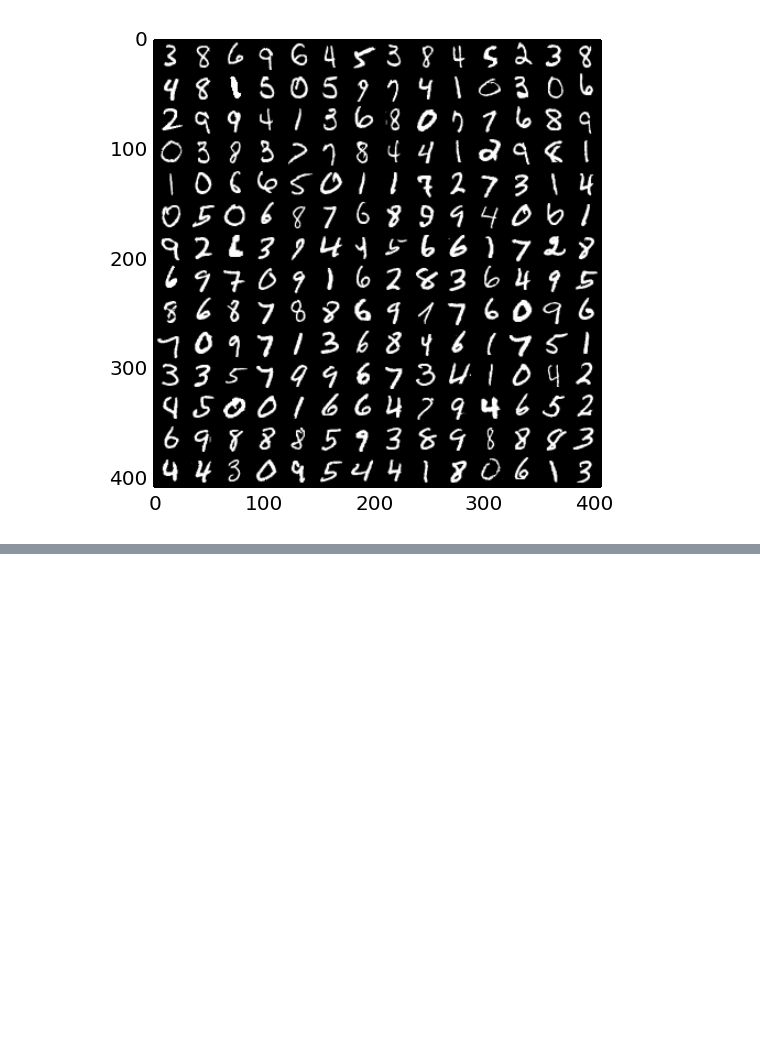
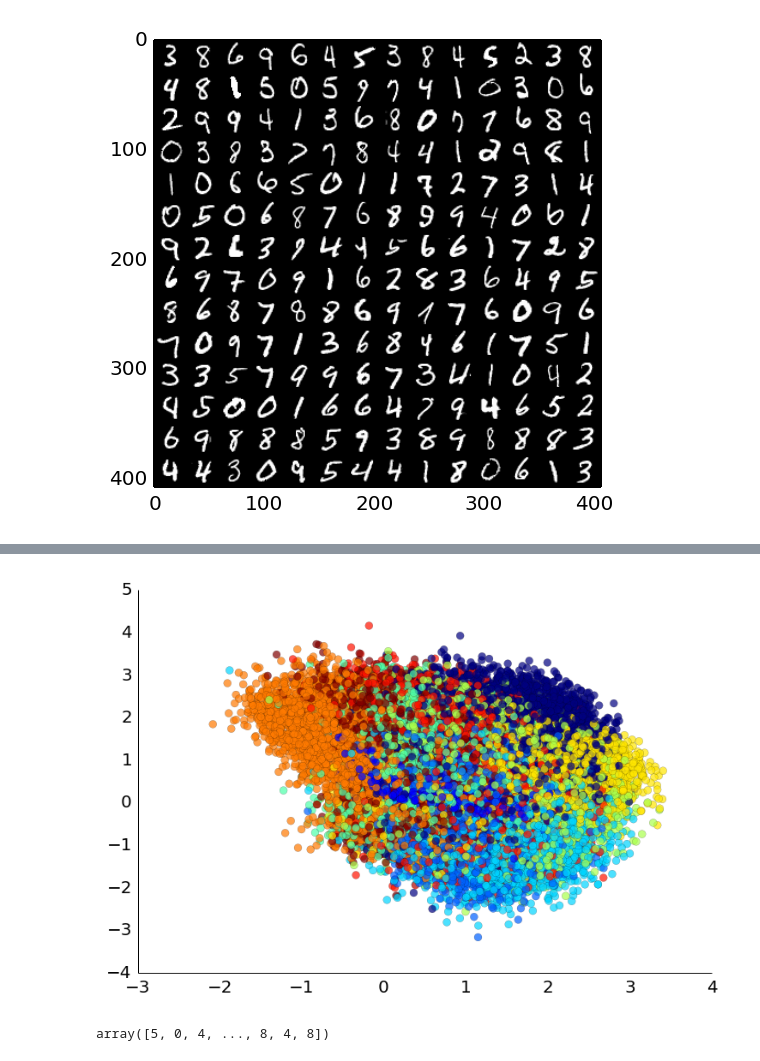
Before and after one commit to osdf/utils, a Jupyter notebook: notebooks/VAE-MNIST.ipynb, the cells around one changed output, grey strips where cells are left out. Saved outputs shown, nothing was run; the diff lists cells and outputs as text; code cells hidden in the pictures; blank space fills up the shorter version.

```diff
--- a/notebooks/VAE-MNIST.ipynb
+++ b/notebooks/VAE-MNIST.ipynb
@@ -20,6 +19,7 @@ from osdfutils import crino
 mnist_f = gzip.open("mnist.pkl.gz",'rb')
 train_set, valid_set, test_set = cPickle.load(mnist_f)
 data = train_set[0]
+trgts = train_set[1]
 valid = valid_set[0]
 mnist_f.close()
 # %%
@@ -120,0 +133,23 @@ imshow(im, cmap=cm.gray)
+# %%
+embedder = theano.function([ims['inpt']], ims['kl_dg_g_mu'], allow_input_downcast=True)
+embs = embedder(data)
+# %%
+fig, ax = plt.subplots(1)
+scatter(embs[:,2], embs[:,3], c=trgts, lw=0.1, alpha=0.7)
+
+spines_to_remove = ['top', 'right']
+for spine in spines_to_remove:
+    ax.spines[spine].set_visible(False)
+
+spines_to_keep = ['bottom', 'left']
+for spine in spines_to_keep:
+    ax.spines[spine].set_linewidth(0.5)
+
+ax.xaxis.set_ticks_position('none')
+ax.yaxis.set_ticks_position('none')
+# %% [output]
+[figure, added]
+# %%
+trgts
+# %% [output]
+array([5, 0, 4, ..., 8, 4, 8])
```
Also changed, not shown: parts of 7 cells of this notebook.
